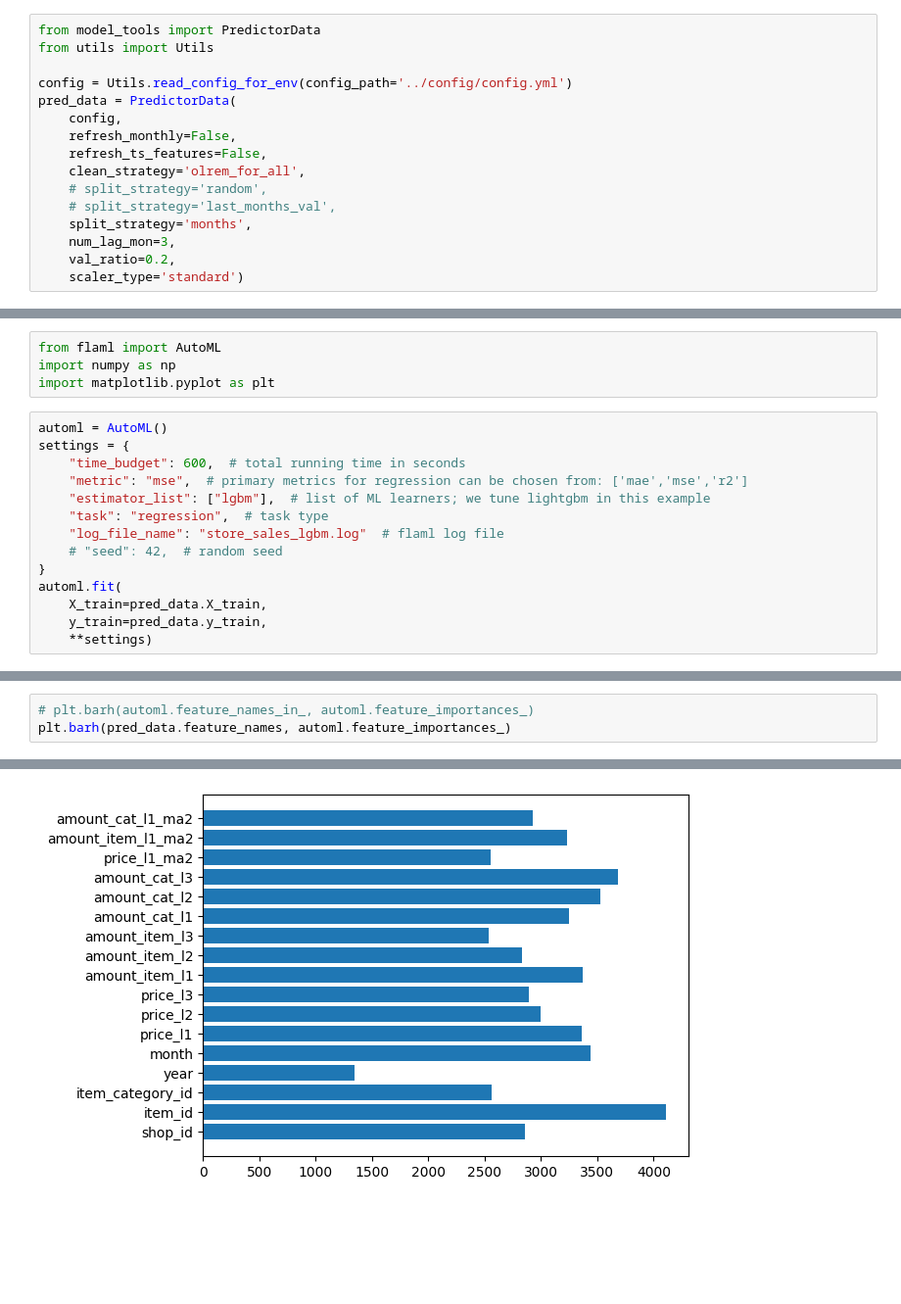
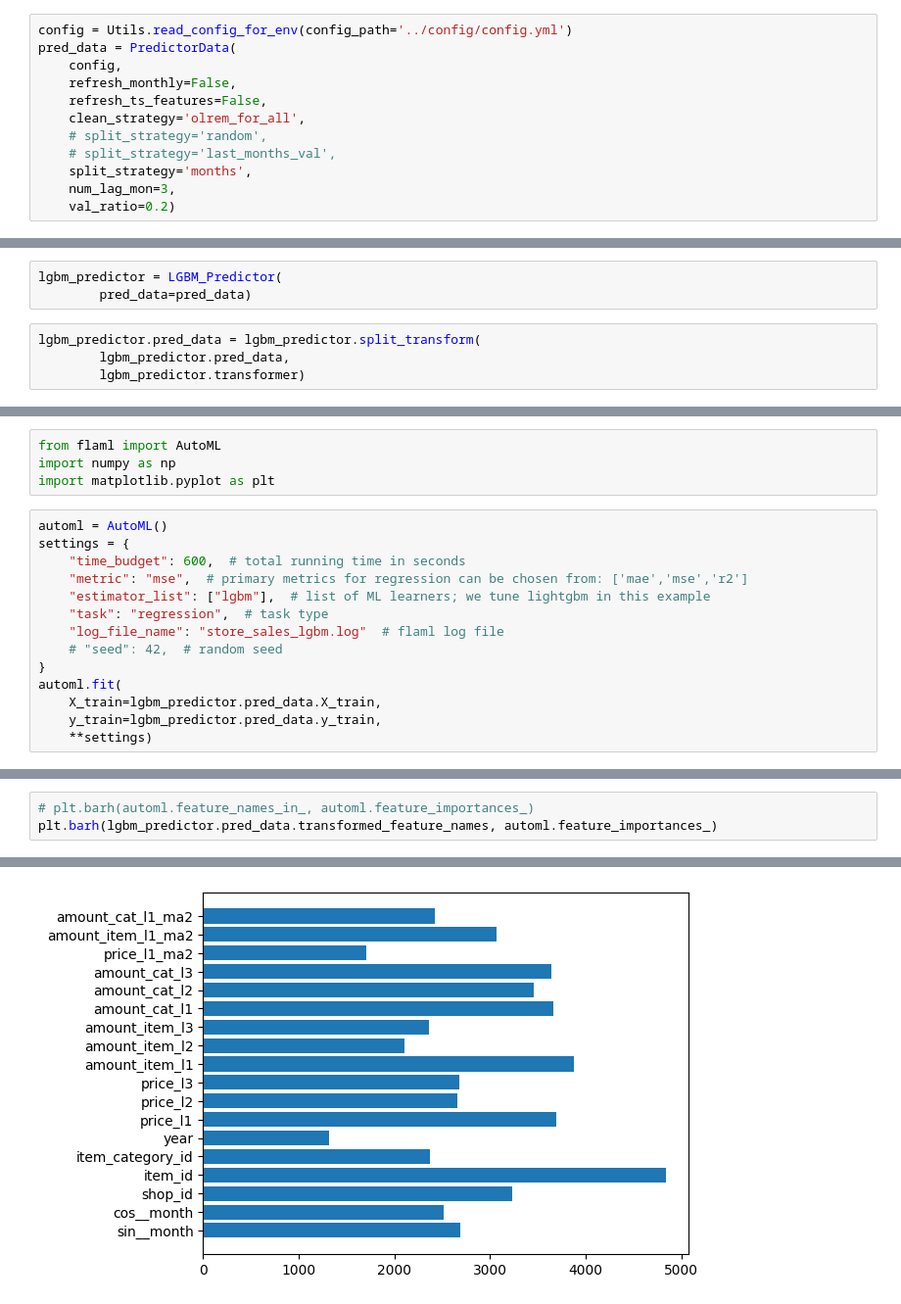
Before and after one commit to OnurKerimoglu/sales_forecasting, a Jupyter notebook: notebooks/Training_lgbm_split_months.ipynb, the cells around one changed output, grey strips where cells are left out. Shown at 98% size. Saved outputs shown, nothing was run; the diff lists cells and outputs as text; blank space fills up the shorter version.

Commit message:
introduced tree_models.LGBM_Predictor class

```diff
--- a/notebooks/Training_lgbm_split_months.ipynb
+++ b/notebooks/Training_lgbm_split_months.ipynb
@@ -3,7 +8,4 @@
 # %%
-from model_tools import PredictorData
-from utils import Utils
-
 config = Utils.read_config_for_env(config_path='../config/config.yml')
 pred_data = PredictorData(
     config,
@@ -14,8 +16,7 @@ pred_data = PredictorData(
     # split_strategy='last_months_val',
     split_strategy='months',
     num_lag_mon=3,
-    val_ratio=0.2,
-    scaler_type='standard')
+    val_ratio=0.2)
 # %% [output]
 Loading data.. Done.
 Fixing data schemas.. Done.
@@ -38,0 +30,7 @@ from sklearn.metrics import make_scorer
+# %%
+lgbm_predictor = LGBM_Predictor(
+        pred_data=pred_data)
+# %%
+lgbm_predictor.pred_data = lgbm_predictor.split_transform(
+        lgbm_predictor.pred_data,
+        lgbm_predictor.transformer)
@@ -119,7 +121,7 @@ settings = {
     # "seed": 42,  # random seed
 }
 automl.fit(
-    X_train=pred_data.X_train,
-    y_train=pred_data.y_train,
+    X_train=lgbm_predictor.pred_data.X_train,
+    y_train=lgbm_predictor.pred_data.y_train,
     **settings)
 # %% [output]
@@ -177,4 +180,4 @@ Validation RMSE:  0.4917596716657752
 # %%
 # plt.barh(automl.feature_names_in_, automl.feature_importances_)
-plt.barh(pred_data.feature_names, automl.feature_importances_)
+plt.barh(lgbm_predictor.pred_data.transformed_feature_names, automl.feature_importances_)
 # %% [output]
@@ -182 +185 @@ plt.barh(pred_data.feature_names, automl.feature_importances_)
-[figure, old version]
+[figure, new version]
```
Also changed, not shown: parts of 14 cells of this notebook, 1 other file.
